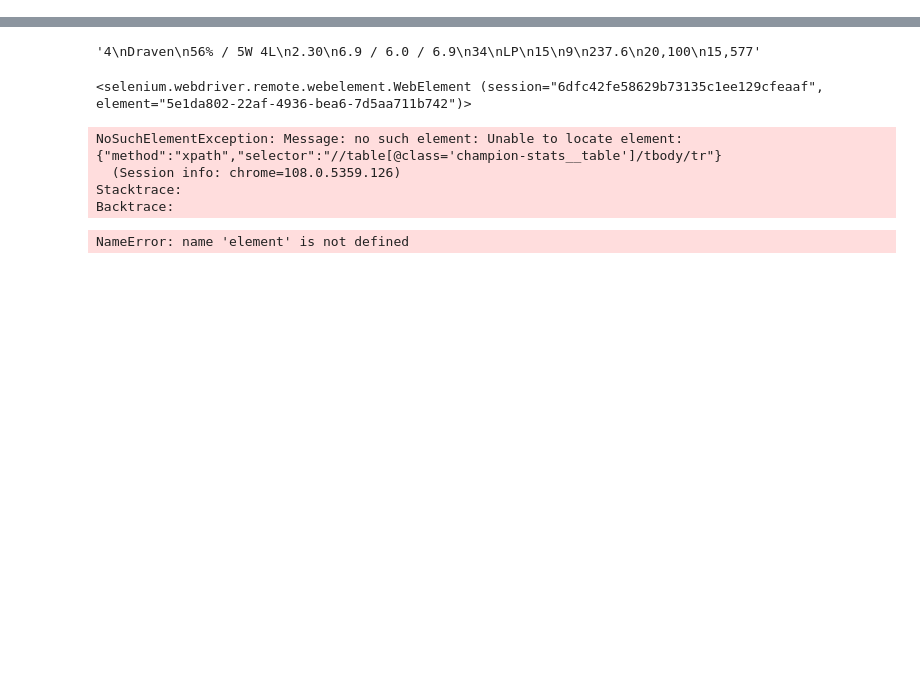
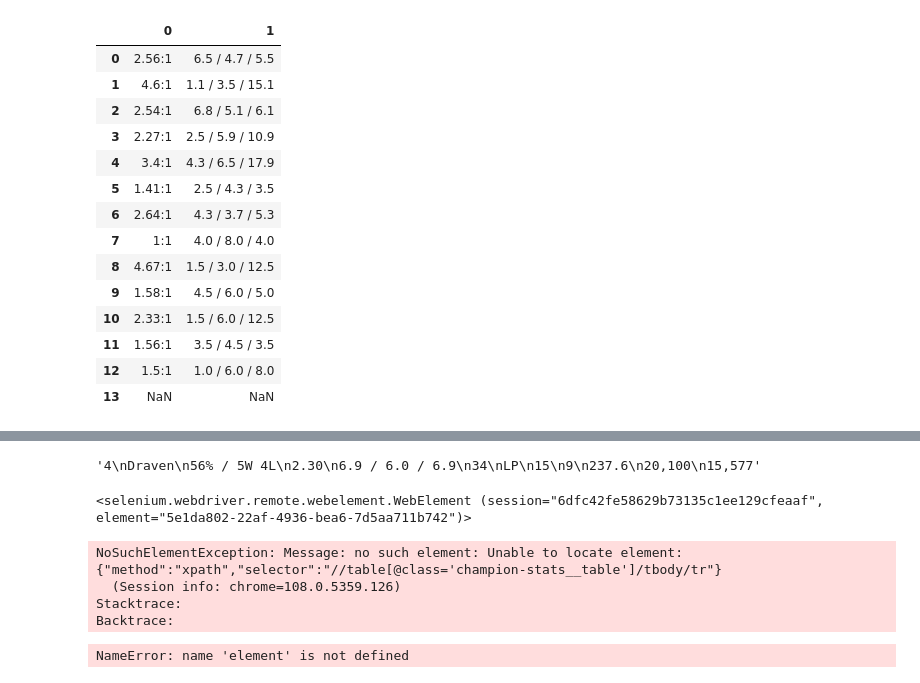
Before and after one commit to michaelcarr-stats/Riot_winrate_predictor, a Jupyter notebook: Selenium attempt.ipynb, the cells around one changed output, grey strips where cells are left out. Drawn from its saved outputs; the diff is of its cells as text; code cells hidden in the pictures; blank space fills up the shorter version.

```diff
--- a/Selenium attempt.ipynb
+++ b/Selenium attempt.ipynb
@@ -4,0 +313,18 @@ from selenium.webdriver.common.by import By
+# %%
+x.loc[:,'KDA Ratio'].str.split('\n', 1, expand = True)
+# %% [output]
+|  | 0 | 1 |
+| 0 | 2.56:1 | 6.5 / 4.7 / 5.5 |
+| 1 | 4.6:1 | 1.1 / 3.5 / 15.1 |
+| 2 | 2.54:1 | 6.8 / 5.1 / 6.1 |
+| 3 | 2.27:1 | 2.5 / 5.9 / 10.9 |
+| 4 | 3.4:1 | 4.3 / 6.5 / 17.9 |
+| 5 | 1.41:1 | 2.5 / 4.3 / 3.5 |
+| 6 | 2.64:1 | 4.3 / 3.7 / 5.3 |
+| 7 | 1:1 | 4.0 / 8.0 / 4.0 |
+| 8 | 4.67:1 | 1.5 / 3.0 / 12.5 |
+| 9 | 1.58:1 | 4.5 / 6.0 / 5.0 |
+| 10 | 2.33:1 | 1.5 / 6.0 / 12.5 |
+| 11 | 1.56:1 | 3.5 / 4.5 / 3.5 |
+| 12 | 1.5:1 | 1.0 / 6.0 / 8.0 |
+| 13 | NaN | NaN |
```
Also changed, not shown: parts of 23 cells of this notebook, 1 other file.
